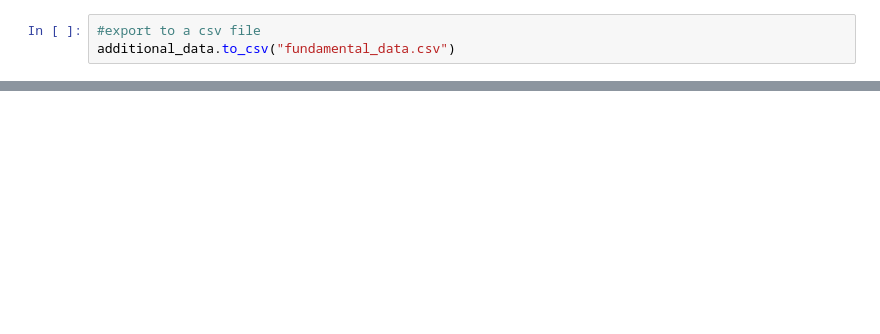
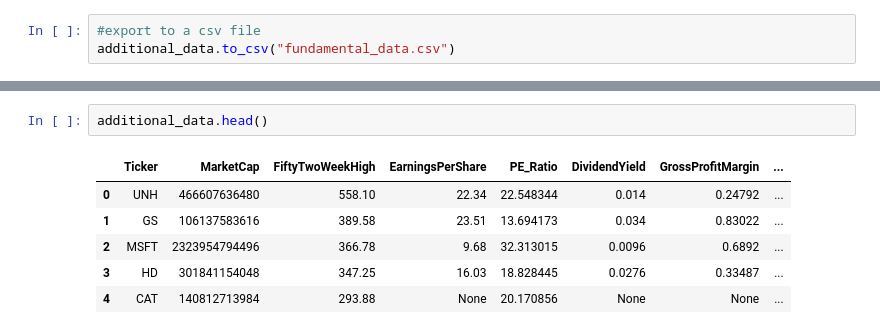
Before and after one commit to akanshark/project3group8, a Jupyter notebook: stockdata_retrieval.ipynb, the cells around one changed output, grey strips where cells are left out. Drawn from its saved outputs; the diff is of its cells as text; blank space fills up the shorter version.

```diff
--- a/stockdata_retrieval.ipynb
+++ b/stockdata_retrieval.ipynb
@@ -179,0 +185,9 @@ description.to_csv("Description.csv")
+# %%
+additional_data.head()
+# %% [output]
+|  | Ticker | MarketCap | FiftyTwoWeekHigh | EarningsPerShare | PE_Ratio | DividendYield | GrossProfitMargin | ... |
+| 0 | UNH | 466607636480 | 558.10 | 22.34 | 22.548344 | 0.014 | 0.24792 | ... |
+| 1 | GS | 106137583616 | 389.58 | 23.51 | 13.694173 | 0.034 | 0.83022 | ... |
+| 2 | MSFT | 2323954794496 | 366.78 | 9.68 | 32.313015 | 0.0096 | 0.6892 | ... |
+| 3 | HD | 301841154048 | 347.25 | 16.03 | 18.828445 | 0.0276 | 0.33487 | ... |
+| 4 | CAT | 140812713984 | 293.88 | None | 20.170856 | None | None | ... |
```
Also changed, not shown: parts of 11 cells of this notebook, 3 other files.
